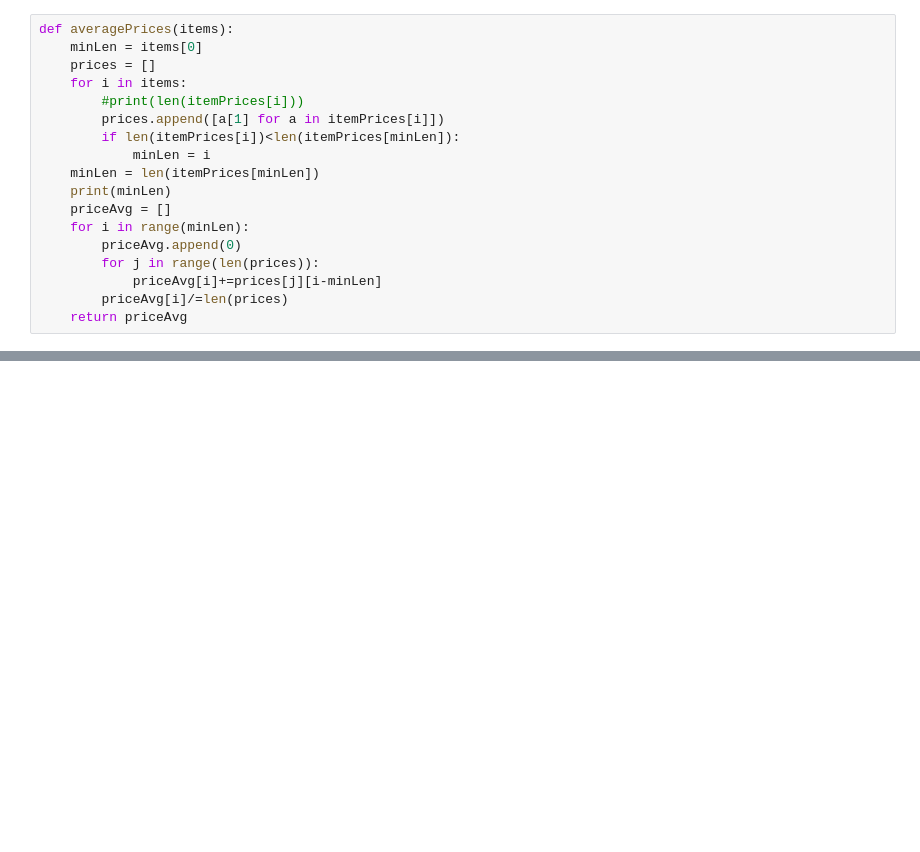
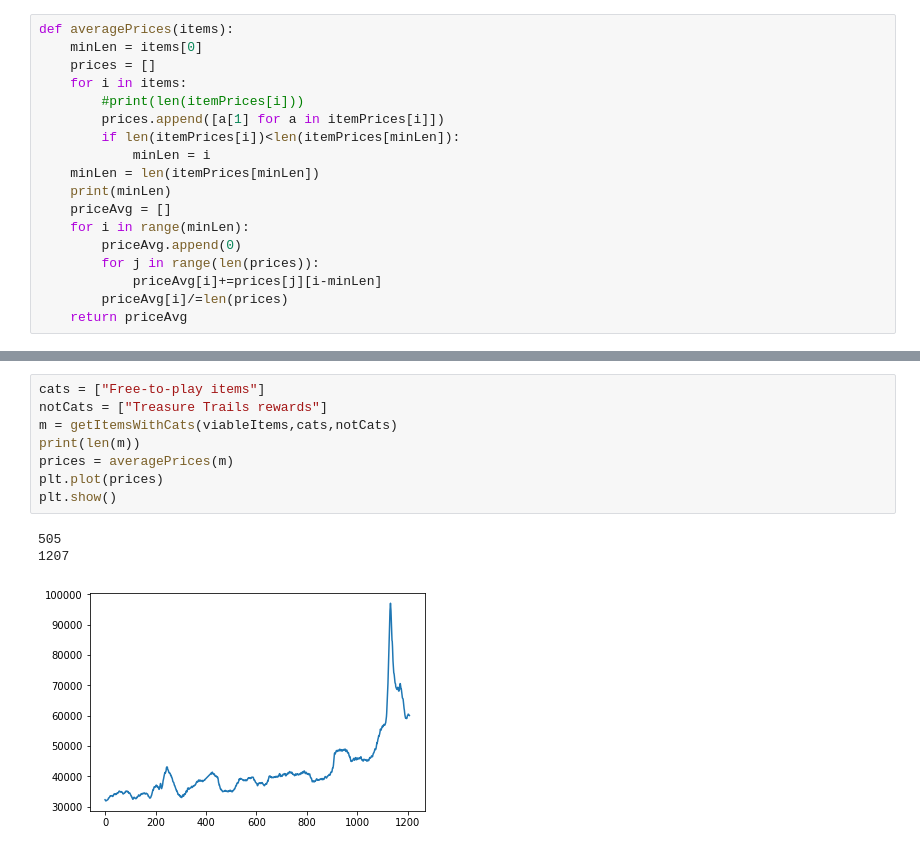
Before and after one commit to rmmartin02/OSRS_Research, a Jupyter notebook: Economics.ipynb, the cells around one changed output, grey strips where cells are left out. Drawn from its saved outputs; the diff is of its cells as text; blank space fills up the shorter version.

```diff
--- a/Economics.ipynb
+++ b/Economics.ipynb
@@ -61,0 +73,12 @@ plt.show()
+# %%
+cats = ["Free-to-play items"]
+notCats = ["Treasure Trails rewards"]
+m = getItemsWithCats(viableItems,cats,notCats)
+print(len(m))
+prices = averagePrices(m)
+plt.plot(prices)
+plt.show()
+# %% [output]
+505
+1207
+[figure, added]
```
Also changed, not shown: parts of 16 cells of this notebook, 5 other files.
